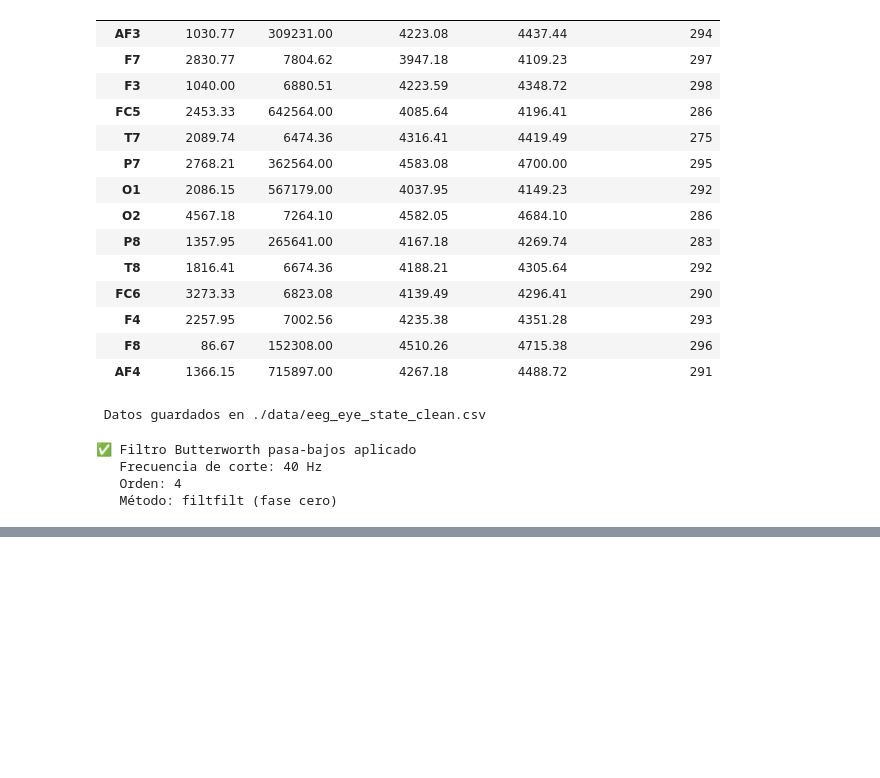
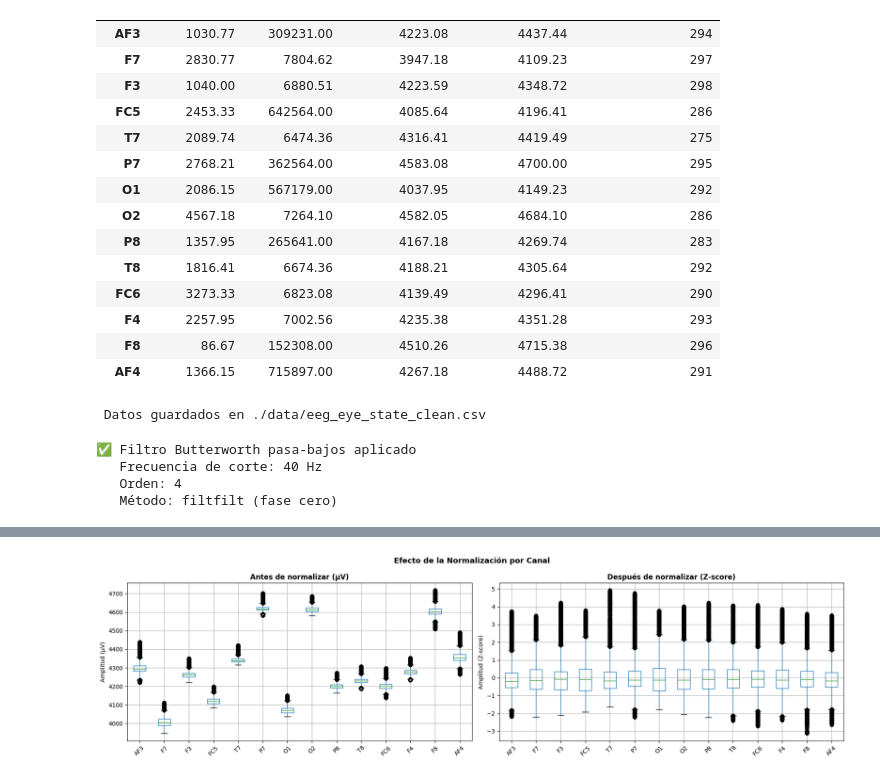
Before and after one commit to benjaauf/Proyecto_INF405, a Jupyter notebook: 01_EXPLORACION_ACONDICIONAMIENTO.ipynb, the cells around one changed output, grey strips where cells are left out. Cells and saved outputs as stored; diff of their text form; code cells hidden in the pictures; blank space fills up the shorter version.

```diff
--- a/01_EXPLORACION_ACONDICIONAMIENTO.ipynb
+++ b/01_EXPLORACION_ACONDICIONAMIENTO.ipynb
@@ -245,0 +276,27 @@ print(f"   Método: filtfilt (fase cero)")
+# %%
+# ============================================================
+#  Verificación: distribución antes y después
+# ============================================================
+
+# Boxplot comparativo para confirmar que todos los canales
+# quedaron en la misma escala después de normalizar
+
+fig, axes = plt.subplots(1, 2, figsize=(18, 5))
+
+# Antes: df_filt aún tiene amplitudes en µV con escala original
+df_filt[CHANNELS].boxplot(ax=axes[0])
+axes[0].set_title('Antes de normalizar (µV)', fontweight='bold')
+axes[0].set_ylabel('Amplitud (µV)')
+axes[0].tick_params(axis='x', rotation=45)
+
+# Después: df_norm tiene todos los canales en la misma escala Z
+df_norm[CHANNELS].boxplot(ax=axes[1])
+axes[1].set_title('Después de normalizar (Z-score)', fontweight='bold')
+axes[1].set_ylabel('Amplitud (Z-score)')
+axes[1].tick_params(axis='x', rotation=45)
+
+plt.suptitle('Efecto de la Normalización por Canal', fontsize=13, fontweight='bold')
+plt.tight_layout()
+plt.show()
+# %% [output]
+[figure, added]
```
Also changed, not shown: parts of 8 cells of this notebook, 1 other file.
